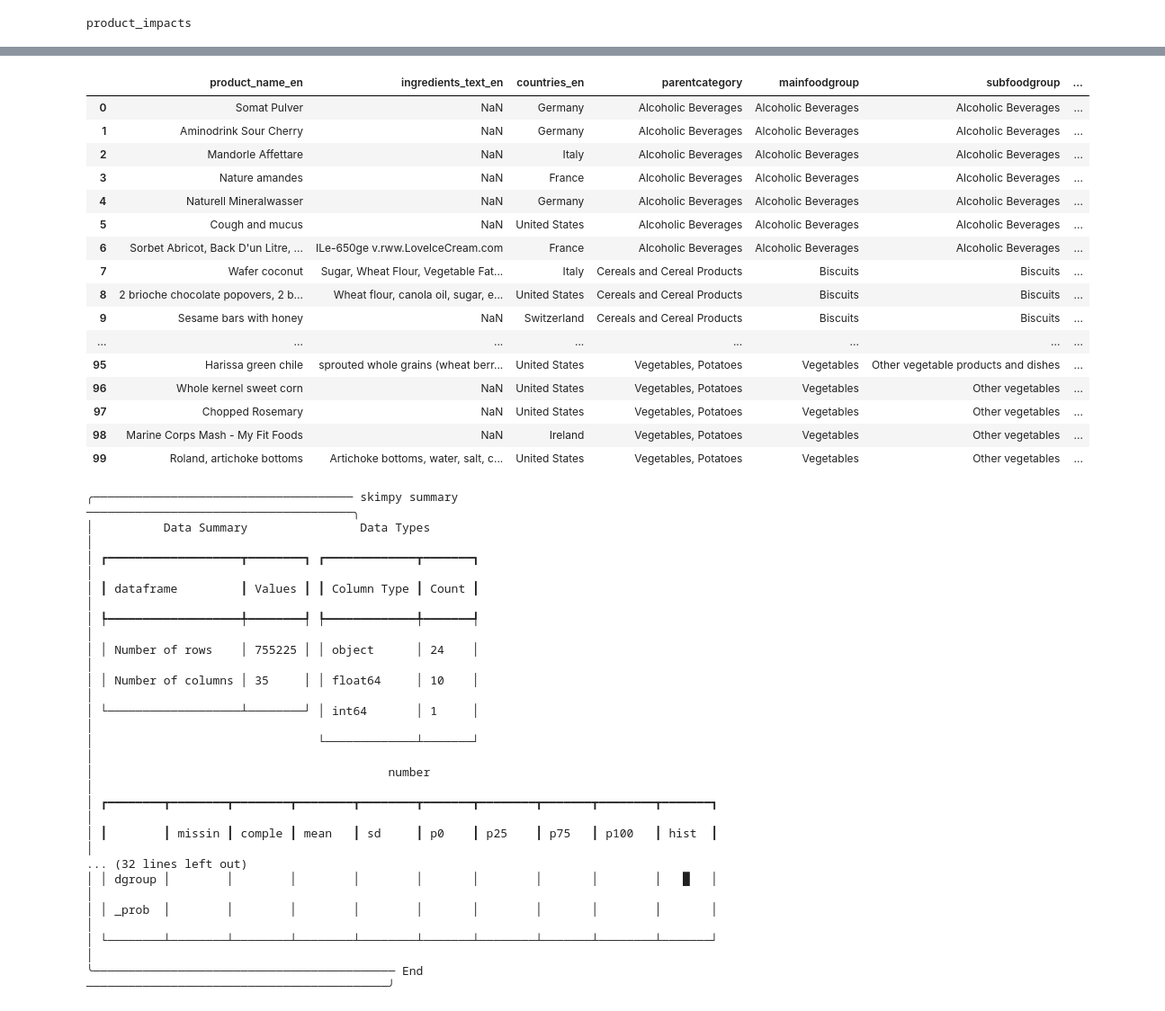
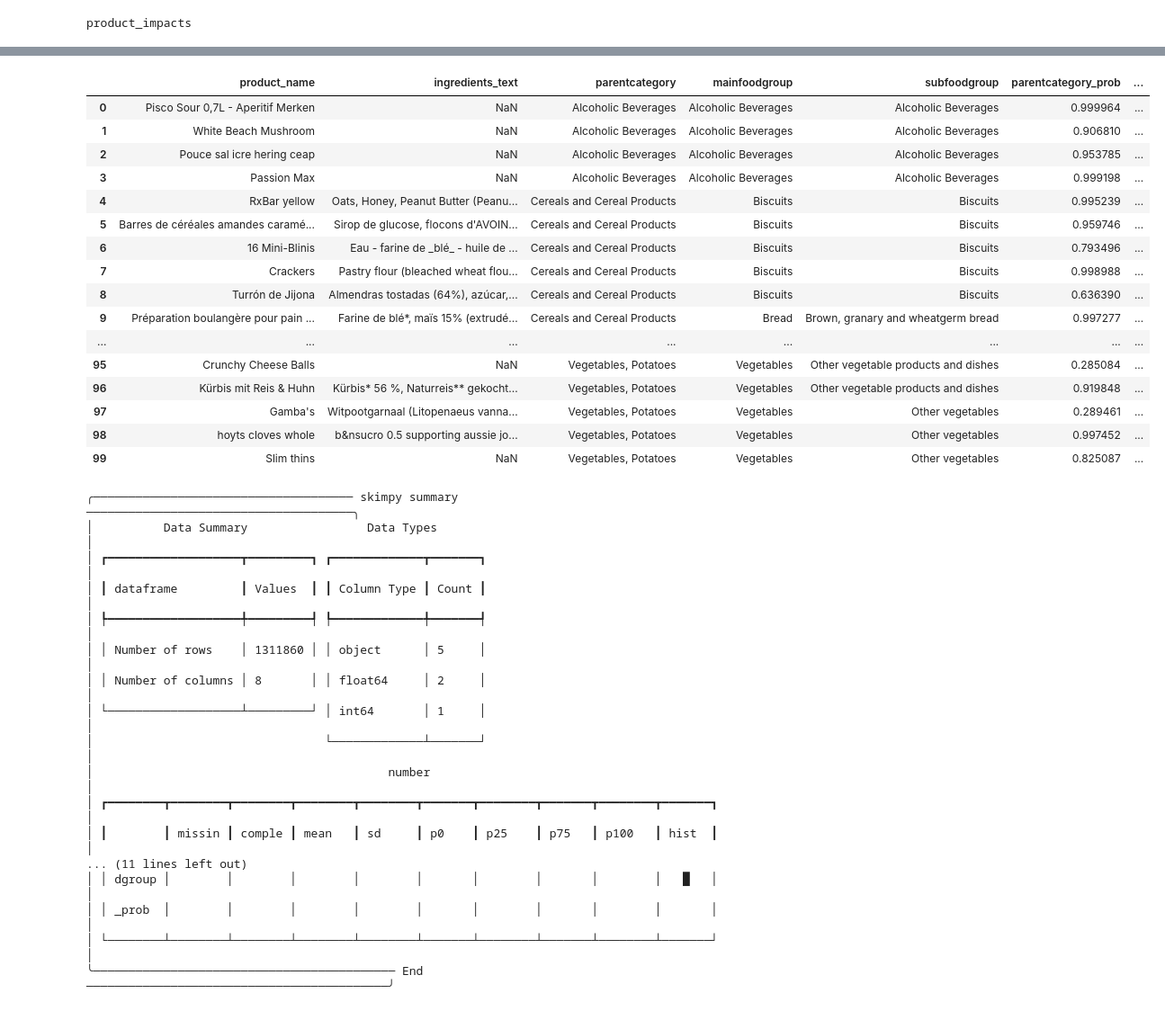
Before and after one commit to shrutijain90/food_product_impacts, a Jupyter notebook: product_impacts/ml_pipeline/validation.ipynb, the cells around one changed output, grey strips where cells are left out. Shown at 90% size. Cells and saved outputs as stored; diff of their text form; code cells hidden in the pictures.

```diff
--- a/product_impacts/ml_pipeline/validation.ipynb
+++ b/product_impacts/ml_pipeline/validation.ipynb
@@ -23,7 +24,15 @@ os.environ["RAY_ENABLE_MAC_LARGE_OBJECT_STORE"] = "1"
 # %%
 # enter path here
 data_dir = '../../SFS/openfoodfacts/all/'
-prefix = 'eng/'
-# %%
-pred_nn = pd.read_csv(f'{data_dir}/predictions/{prefix}predictions_nn.csv')
-pred_rf = pd.read_csv(f'{data_dir}/predictions/{prefix}predictions_rf.csv')
+# %%
+preds_nn = []
+preds_rf = []
+for prefix in ['eng/', 'non_eng/']:
+    pred_nn = pd.read_csv(f'../../SFS/openfoodfacts/all/predictions/{prefix}predictions_nn.csv')
+    preds_nn.append(pred_nn)
+
+    pred_rf = pd.read_csv(f'../../SFS/openfoodfacts/all/predictions/{prefix}predictions_rf.csv')
+    preds_rf.append(pred_rf)
+
+pred_nn = pd.concat(preds_nn, axis=0, ignore_index=True)
+pred_rf = pd.concat(preds_rf, axis=0, ignore_index=True)
@@ -77,41 +165,41 @@ Name: subfoodgroup, dtype: int64
 # %%
-pred.sample(100).sort_values(by=['parentcategory', 'subfoodgroup'])[['product_name_en', 'ingredients_text_en', 'countries_en',
+pred.sample(100).sort_values(by=['parentcategory', 'subfoodgroup'])[['product_name', 'ingredients_text',
                                                                      'parentcategory', 'mainfoodgroup', 'subfoodgroup',
                                                                      'parentcategory_prob', 'subfoodgroup_prob']].reset_index(drop=True)
 # %% [output]
-|  | product_name_en | ingredients_text_en | countries_en | parentcategory | mainfoodgroup | subfoodgroup | ... |
-| 0 | Somat Pulver | NaN | Germany | Alcoholic Beverages | Alcoholic Beverages | Alcoholic Beverages | ... |
-| 1 | Aminodrink Sour Cherry | NaN | Germany | Alcoholic Beverages | Alcoholic Beverages | Alcoholic Beverages | ... |
-| 2 | Mandorle Affettare | NaN | Italy | Alcoholic Beverages | Alcoholic Beverages | Alcoholic Beverages | ... |
-| 3 | Nature amandes | NaN | France | Alcoholic Beverages | Alcoholic Beverages | Alcoholic Beverages | ... |
-| 4 | Naturell Mineralwasser | NaN | Germany | Alcoholic Beverages | Alcoholic Beverages | Alcoholic Beverages | ... |
-| 5 | Cough and mucus | NaN | United States | Alcoholic Beverages | Alcoholic Beverages | Alcoholic Beverages | ... |
-| 6 | Sorbet Abricot, Back D'un Litre, ... | ILe-650ge v.rww.LovelceCream.com | France | Alcoholic Beverages | Alcoholic Beverages | Alcoholic Beverages | ... |
-| 7 | Wafer coconut | Sugar, Wheat Flour, Vegetable Fat... | Italy | Cereals and Cereal Products | Biscuits | Biscuits | ... |
-| 8 | 2 brioche chocolate popovers, 2 b... | Wheat flour, canola oil, sugar, e... | United States | Cereals and Cereal Products | Biscuits | Biscuits | ... |
-| 9 | Sesame bars with honey | NaN | Switzerland | Cereals and Cereal Products | Biscuits | Biscuits | ... |
+|  | product_name | ingredients_text | parentcategory | mainfoodgroup | subfoodgroup | parentcategory_prob | ... |
+| 0 | Pisco Sour 0,7L - Aperitif Merken | NaN | Alcoholic Beverages | Alcoholic Beverages | Alcoholic Beverages | 0.999964 | ... |
+| 1 | White Beach Mushroom | NaN | Alcoholic Beverages | Alcoholic Beverages | Alcoholic Beverages | 0.906810 | ... |
+| 2 | Pouce sal icre hering ceap | NaN | Alcoholic Beverages | Alcoholic Beverages | Alcoholic Beverages | 0.953785 | ... |
+| 3 | Passion Max | NaN | Alcoholic Beverages | Alcoholic Beverages | Alcoholic Beverages | 0.999198 | ... |
+| 4 | RxBar yellow | Oats, Honey, Peanut Butter (Peanu... | Cereals and Cereal Products | Biscuits | Biscuits | 0.995239 | ... |
+| 5 | Barres de céréales amandes caramé... | Sirop de glucose, flocons d'AVOIN... | Cereals and Cereal Products | Biscuits | Biscuits | 0.959746 | ... |
+| 6 | 16 Mini-Blinis | Eau - farine de _blé_ - huile de ... | Cereals and Cereal Products | Biscuits | Biscuits | 0.793496 | ... |
+| 7 | Crackers | Pastry flour (bleached wheat flou... | Cereals and Cereal Products | Biscuits | Biscuits | 0.998988 | ... |
+| 8 | Turrón de Jijona | Almendras tostadas (64%), azúcar,... | Cereals and Cereal Products | Biscuits | Biscuits | 0.636390 | ... |
+| 9 | Préparation boulangère pour pain ... | Farine de blé*, maïs 15% (extrudé... | Cereals and Cereal Products | Bread | Brown, granary and wheatgerm bread | 0.997277 | ... |
 | ... | ... | ... | ... | ... | ... | ... | ... |
-| 95 | Harissa green chile | sprouted whole grains (wheat berr... | United States | Vegetables, Potatoes | Vegetables | Other vegetable products and dishes | ... |
-| 96 | Whole kernel sweet corn | NaN | United States | Vegetables, Potatoes | Vegetables | Other vegetables | ... |
-| 97 | Chopped Rosemary | NaN | United States | Vegetables, Potatoes | Vegetables | Other vegetables | ... |
-| 98 | Marine Corps Mash - My Fit Foods | NaN | Ireland | Vegetables, Potatoes | Vegetables | Other vegetables | ... |
-| 99 | Roland, artichoke bottoms | Artichoke bottoms, water, salt, c... | United States | Vegetables, Potatoes | Vegetables | Other vegetables | ... |
+| 95 | Crunchy Cheese Balls | NaN | Vegetables, Potatoes | Vegetables | Other vegetable products and dishes | 0.285084 | ... |
+| 96 | Kürbis mit Reis & Huhn | Kürbis* 56 %, Naturreis** gekocht... | Vegetables, Potatoes | Vegetables | Other vegetable products and dishes | 0.919848 | ... |
+| 97 | Gamba's | Witpootgarnaal (Litopenaeus vanna... | Vegetables, Potatoes | Vegetables | Other vegetables | 0.289461 | ... |
+| 98 | hoyts cloves whole | b&nsucro 0.5 supporting aussie jo... | Vegetables, Potatoes | Vegetables | Other vegetables | 0.997452 | ... |
+| 99 | Slim thins | NaN | Vegetables, Potatoes | Vegetables | Other vegetables | 0.825087 | ... |
 # %%
 skim(pred_nn)
 # %% [output]
 ╭───────────────────────────────────── skimpy summary ──────────────────────────────────────╮
-│          Data Summary                Data Types                                           │
-│ ┏━━━━━━━━━━━━━━━━━━━┳━━━━━━━━┓ ┏━━━━━━━━━━━━━┳━━━━━━━┓                                    │
-│ ┃ dataframe         ┃ Values ┃ ┃ Column Type ┃ Count ┃                                    │
-│ ┡━━━━━━━━━━━━━━━━━━━╇━━━━━━━━┩ ┡━━━━━━━━━━━━━╇━━━━━━━┩                                    │
-│ │ Number of rows    │ 755225 │ │ object      │ 24    │                                    │
-│ │ Number of columns │ 35     │ │ float64     │ 10    │                                    │
-│ └───────────────────┴────────┘ │ int64       │ 1     │                                    │
-│                                └─────────────┴───────┘                                    │
+│          Data Summary                 Data Types                                          │
+│ ┏━━━━━━━━━━━━━━━━━━━┳━━━━━━━━━┓ ┏━━━━━━━━━━━━━┳━━━━━━━┓                                   │
+│ ┃ dataframe         ┃ Values  ┃ ┃ Column Type ┃ Count ┃                                   │
+│ ┡━━━━━━━━━━━━━━━━━━━╇━━━━━━━━━┩ ┡━━━━━━━━━━━━━╇━━━━━━━┩                                   │
+│ │ Number of rows    │ 1311860 │ │ object      │ 5     │                                   │
+│ │ Number of columns │ 8       │ │ float64     │ 2     │                                   │
+│ └───────────────────┴─────────┘ │ int64       │ 1     │                                   │
+│                                 └─────────────┴───────┘                                   │
 │                                          number                                           │
 │ ┏━━━━━━━━┳━━━━━━━━┳━━━━━━━━┳━━━━━━━━┳━━━━━━━━┳━━━━━━━┳━━━━━━━━┳━━━━━━━┳━━━━━━━━┳━━━━━━━┓  │
 │ ┃        ┃ missin ┃ comple ┃ mean   ┃ sd     ┃ p0    ┃ p25    ┃ p75   ┃ p100   ┃ hist  ┃  │
-... (32 lines left out)
+... (11 lines left out)
 │ │ dgroup │        │        │        │        │       │        │       │        │   █   │  │
 │ │ _prob  │        │        │        │        │       │        │       │        │       │  │
 │ └────────┴────────┴────────┴────────┴────────┴───────┴────────┴───────┴────────┴───────┘  │
```
Also changed, not shown: parts of 24 cells of this notebook, 7 other files.
